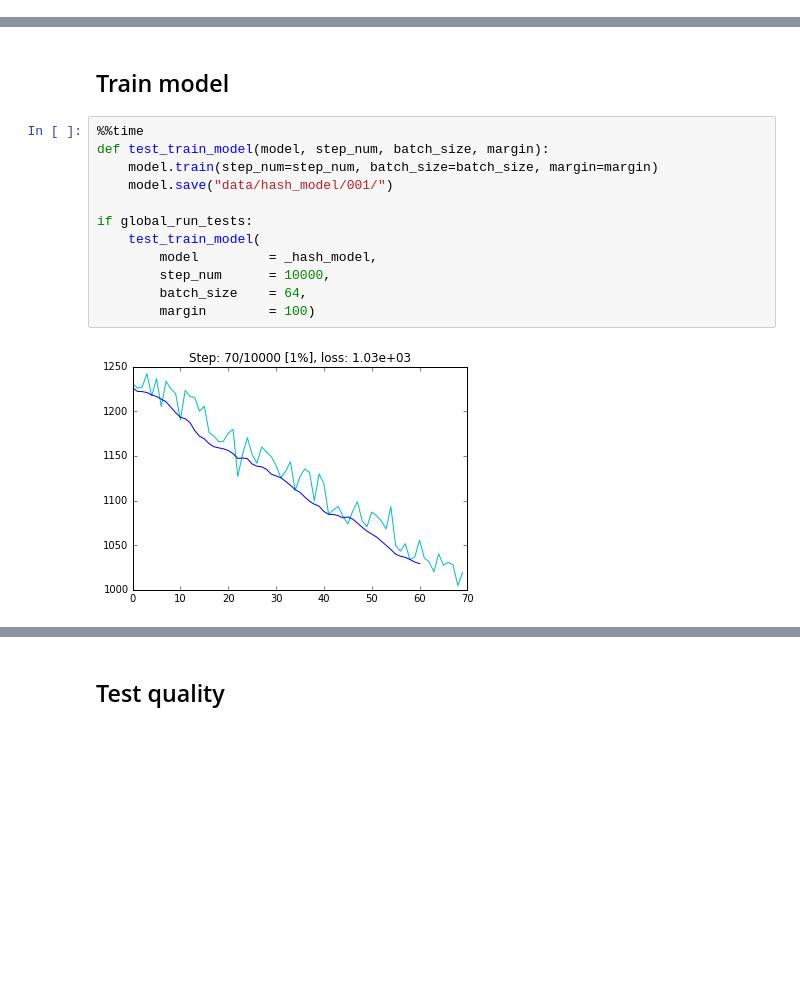
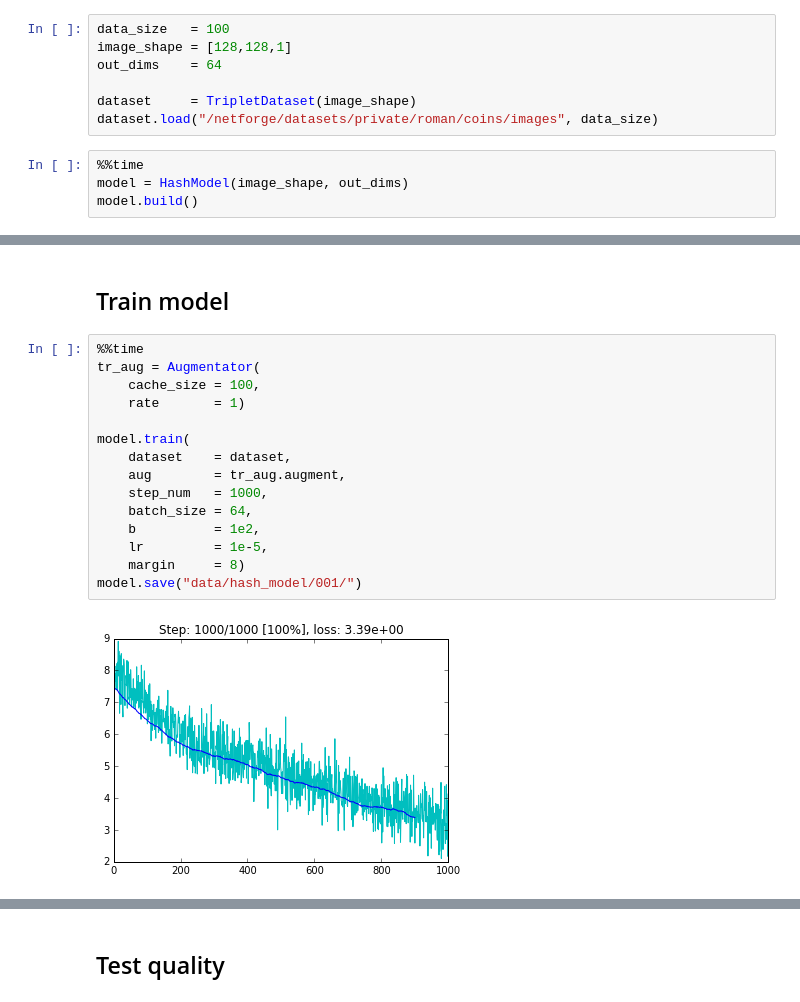
Before and after one commit to RomanKoshelev/deepcoins, a Jupyter notebook: hash_model.ipynb, the cells around one changed output, grey strips where cells are left out. Cells and saved outputs as stored; diff of their text form; blank space fills up the shorter version.

```diff
--- a/hash_model.ipynb
+++ b/hash_model.ipynb
@@ -166,0 +133,11 @@ Wall time: 4.32 s
+# %%
+data_size   = 100
+image_shape = [128,128,1]
+out_dims    = 64
+
+dataset     = TripletDataset(image_shape)
+dataset.load("/netforge/datasets/private/roman/coins/images", data_size)
+# %%
+%%time
+model = HashModel(image_shape, out_dims)
+model.build()
@@ -167,16 +147,19 @@ Wall time: 4.32 s
 # %% [markdown]
 ## Train model
-# %%
-%%time
-def test_train_model(model, step_num, batch_size, margin):
-    model.train(step_num=step_num, batch_size=batch_size, margin=margin)
-    model.save("data/hash_model/001/")
-
-if global_run_tests:
-    test_train_model(
-        model         = _hash_model,
-        step_num      = 10000,
-        batch_size    = 64,
-        margin        = 100)
-# %% [output]
-[figure, removed]
+# %%
+%%time
+tr_aug = Augmentator(
+    cache_size = 100,
+    rate       = 1)
+
+model.train(
+    dataset    = dataset,
+    aug        = tr_aug.augment,
+    step_num   = 1000,
+    batch_size = 64,
+    b          = 1e2,
+    lr         = 1e-5,
+    margin     = 8)
+model.save("data/hash_model/001/")
+# %% [output]
+[figure, added]
```
Also changed, not shown: parts of 14 cells of this notebook, 17 other files.
